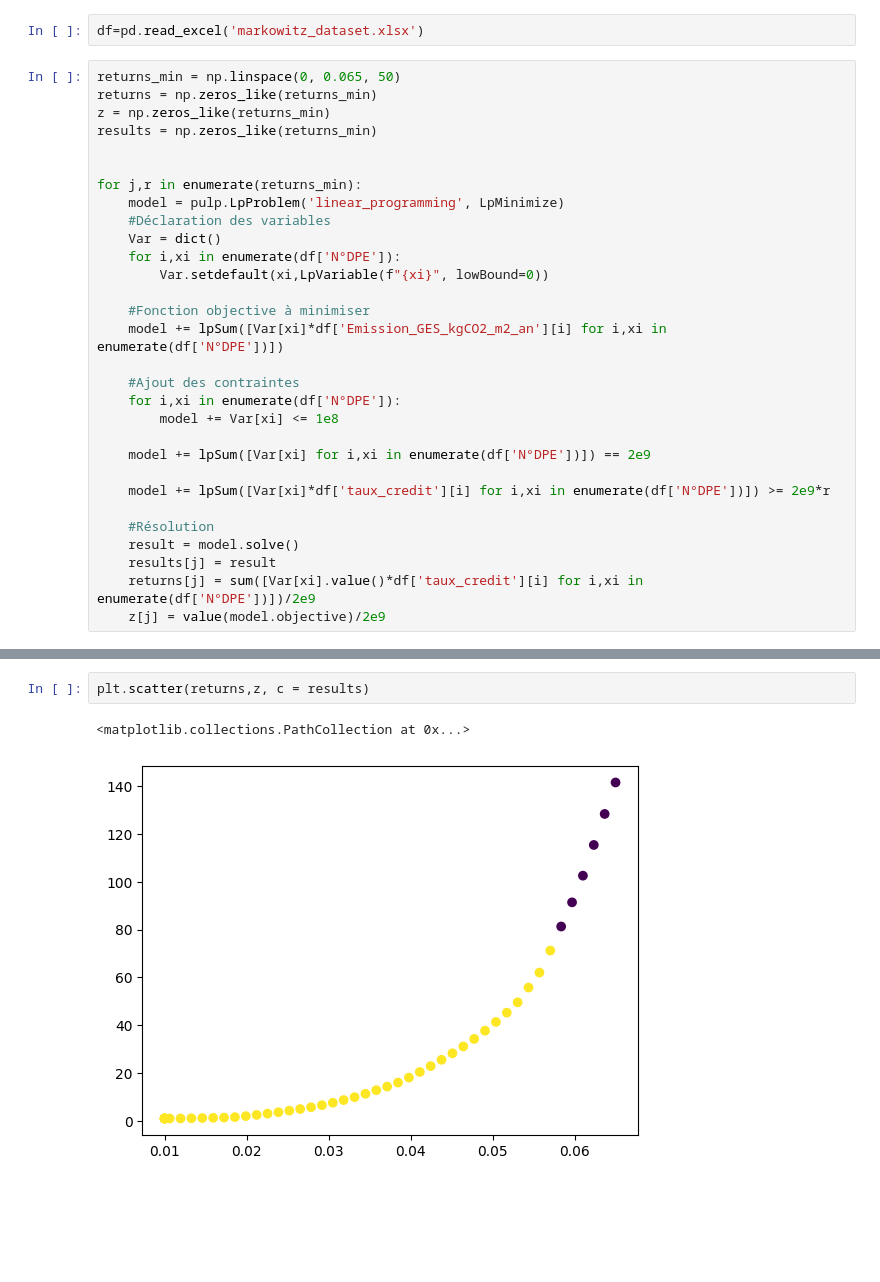
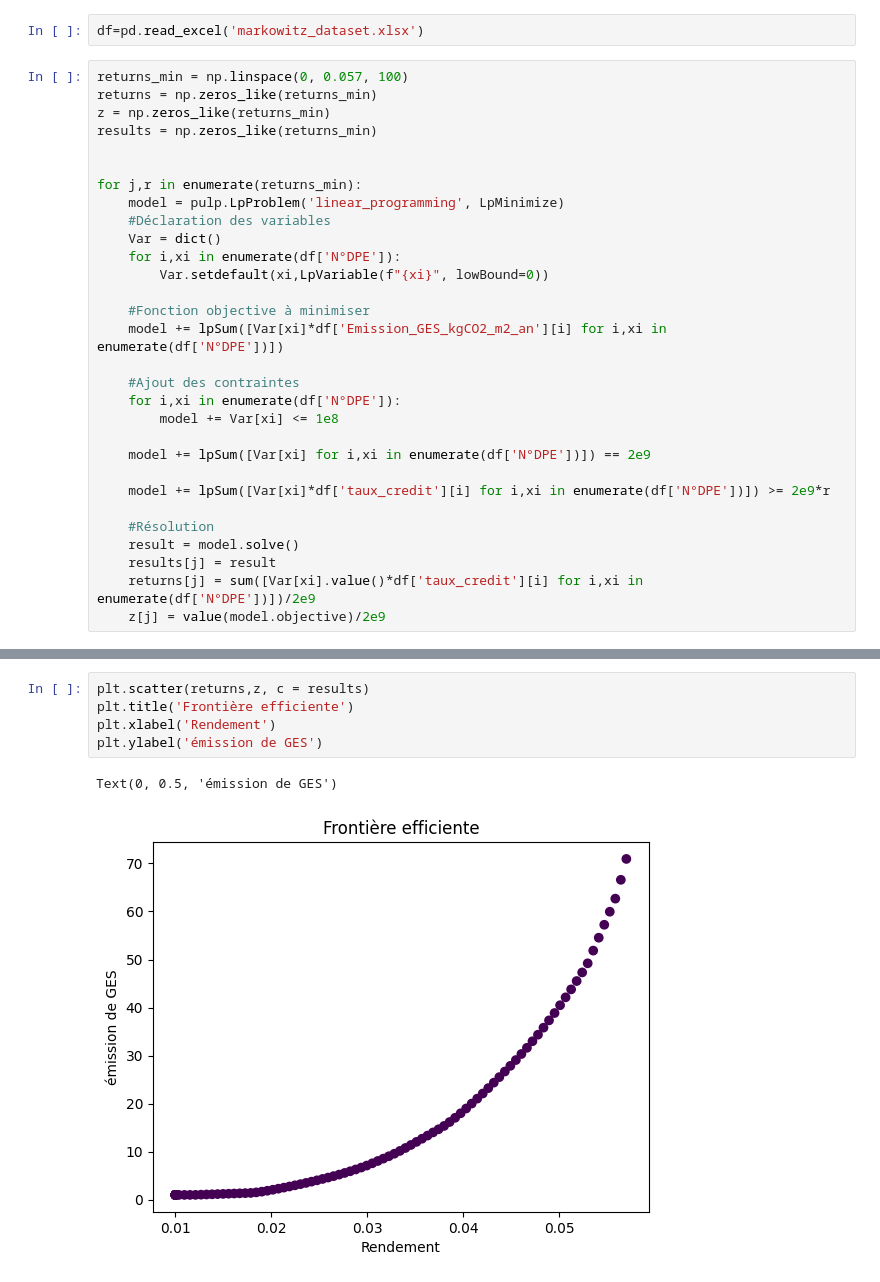
Before and after one commit to bechirhannachi/BNP-Centrale-project-Gr-1, a Jupyter notebook: Part2.ipynb, the cells around one changed output, grey strips where cells are left out. Drawn from its saved outputs; the diff is of its cells as text; blank space fills up the shorter version.

```diff
--- a/Part2.ipynb
+++ b/Part2.ipynb
@@ -6,7 +6,7 @@ import matplotlib.pyplot as plt
 # %%
 df=pd.read_excel('markowitz_dataset.xlsx')
 # %%
-returns_min = np.linspace(0, 0.065, 50)
+returns_min = np.linspace(0, 0.057, 100)
 returns = np.zeros_like(returns_min)
 z = np.zeros_like(returns_min)
 results = np.zeros_like(returns_min)
@@ -55,6 +55,9 @@ Option for printingOptions changed from normal to all
 Total time (CPU seconds):       0.00   (Wallclock seconds):       0.00
 # %%
 plt.scatter(returns,z, c = results)
+plt.title('Frontière efficiente')
+plt.xlabel('Rendement')
+plt.ylabel('émission de GES')
 # %% [output]
-<matplotlib.collections.PathCollection at 0x...>
+Text(0, 0.5, 'émission de GES')
-[figure, old version]
+[figure, new version]
```
Also changed, not shown: parts of 3 cells of this notebook.
